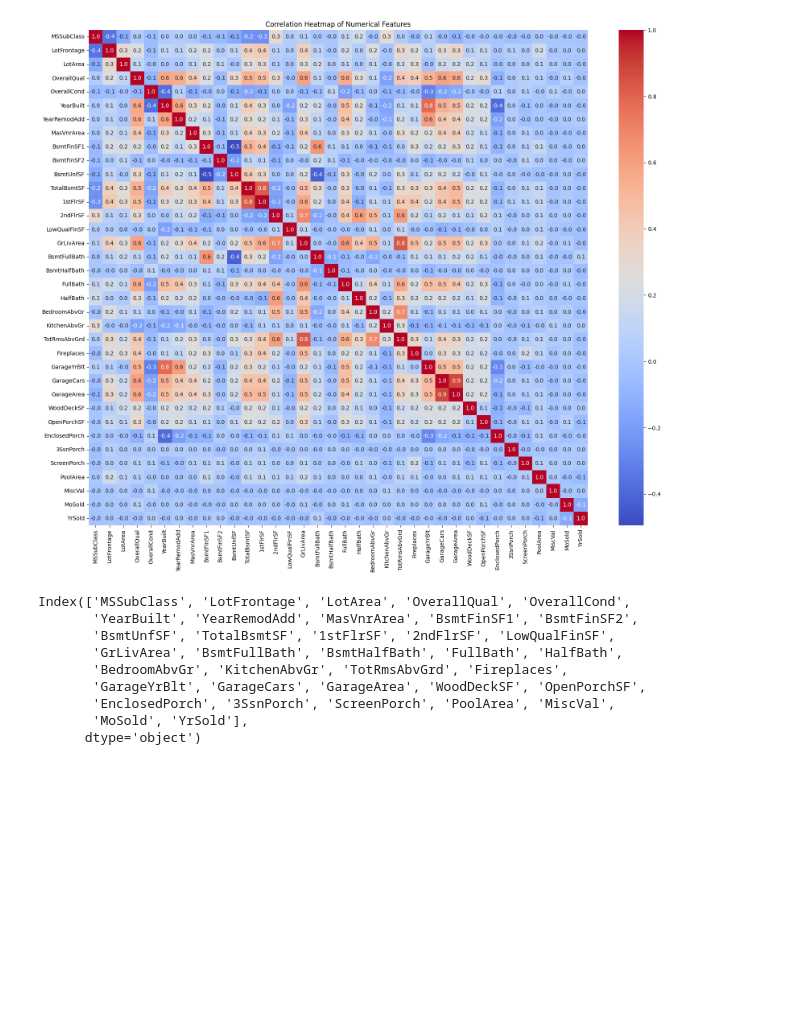
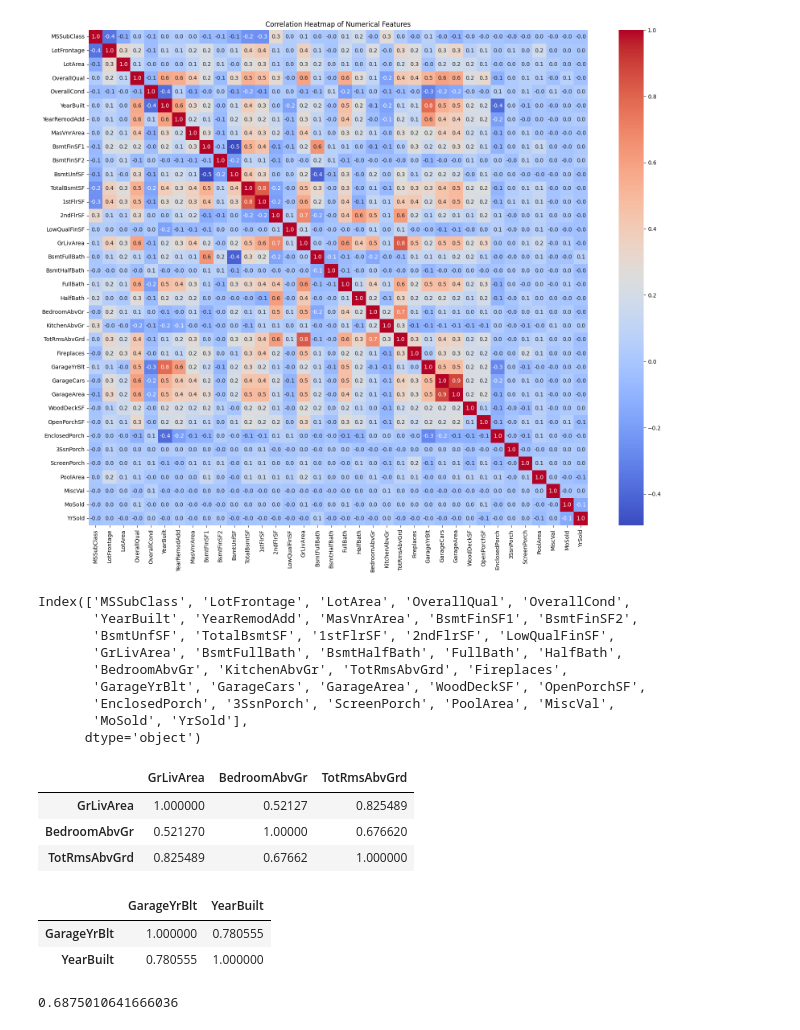
Before and after one commit to pabrokim/house-prices, a Jupyter notebook: house.ipynb, the cells around one changed output. Cells and saved outputs as stored; diff of their text form; code cells hidden in the pictures; blank space fills up the shorter version.

Commit message:
identify collinear

```diff
--- a/house.ipynb
+++ b/house.ipynb
@@ -23,6 +23,8 @@ def wrangle(dataset):
     num_cols = df.select_dtypes(['int','float']).columns
     for num in num_cols:
         df[num] = df[num].fillna(df[num].mean())
+    #drop multicollinearity
+    collinear = ['BedroomAbvGr', 'GarageYrBlt', '2ndFlrSF', '1stFlrSF']
 
     #drop cols
     df.drop(columns = cols_to_drop, inplace=True)
@@ -83,6 +85,9 @@ Index(['MSSubClass', 'LotFrontage', 'LotArea', 'OverallQual', 'OverallCond',
        'MoSold', 'YrSold'],
       dtype='object')
 # %%
-GrLivArea
-BedroomAbvGr
-TotRmsAbvGrd
+df[['GrLivArea', 'BedroomAbvGr', 'TotRmsAbvGrd']].corr()
+# %% [output]
+|  | GrLivArea | BedroomAbvGr | TotRmsAbvGrd |
+| GrLivArea | 1.000000 | 0.52127 | 0.825489 |
+| BedroomAbvGr | 0.521270 | 1.00000 | 0.676620 |
+| TotRmsAbvGrd | 0.825489 | 0.67662 | 1.000000 |
@@ -95,3 +94,14 @@ GrLivArea
+# %%
+df[['GarageYrBlt', 'YearBuilt']].corr()
+#YearBuilt
+# %% [output]
+|  | GarageYrBlt | YearBuilt |
+| GarageYrBlt | 1.000000 | 0.780555 |
+| YearBuilt | 0.780555 | 1.000000 |
+# %%
+df['GrLivArea'].corr(df['2ndFlrSF'])
+# %% [output]
+0.6875010641666036
 # %%
 1stFlrSF
 TotRmsAbvGrd
```
Also changed, not shown: parts of 2 cells of this notebook.
